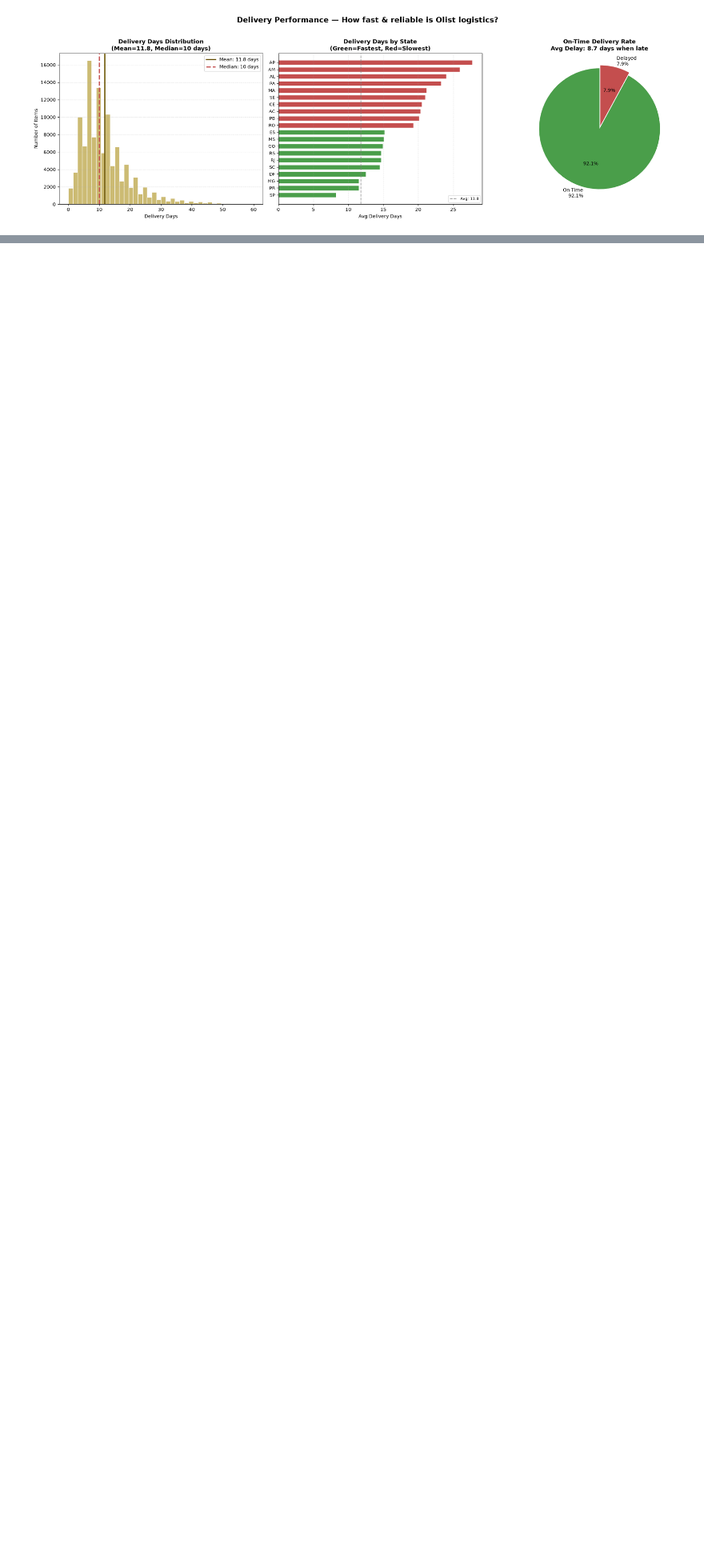
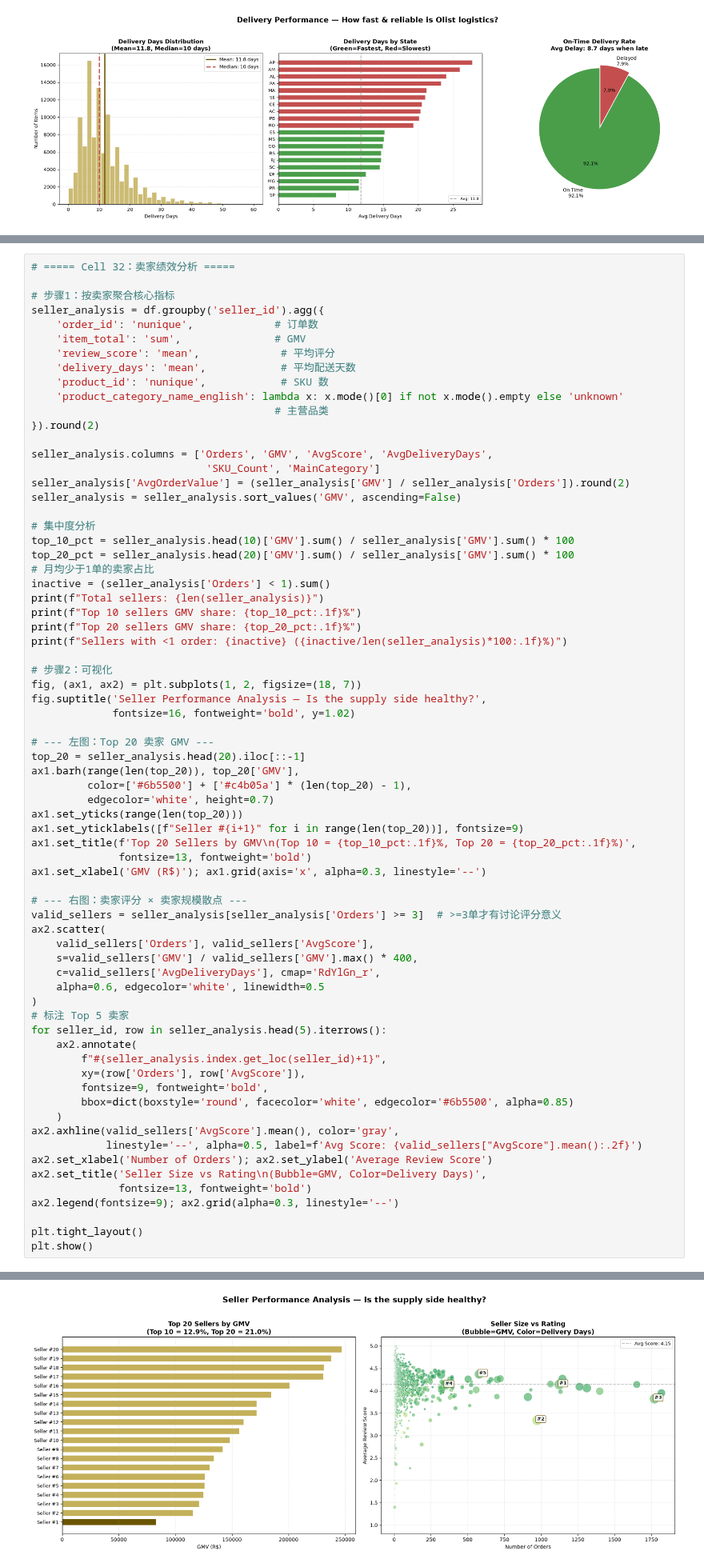
Before and after one commit to lxthappt/e-commerce-analysis, a Jupyter notebook: olist_analysis.ipynb, the cells around one changed output, grey strips where cells are left out. Shown at 80% size. Saved outputs shown, nothing was run; the diff lists cells and outputs as text; blank space fills up the shorter version.

Commit message:
feat(Olist): 支付行为分析 + 卖家绩效分析

```diff
--- a/olist_analysis.ipynb
+++ b/olist_analysis.ipynb
@@ -1408,0 +1465,71 @@ plt.show()
+# %%
+# ===== Cell 32：卖家绩效分析 =====
+
+# 步骤1：按卖家聚合核心指标
+seller_analysis = df.groupby('seller_id').agg({
+    'order_id': 'nunique',             # 订单数
+    'item_total': 'sum',               # GMV
+    'review_score': 'mean',             # 平均评分
+    'delivery_days': 'mean',            # 平均配送天数
+    'product_id': 'nunique',            # SKU 数
+    'product_category_name_english': lambda x: x.mode()[0] if not x.mode().empty else 'unknown'
+                                       # 主营品类
+}).round(2)
+
+seller_analysis.columns = ['Orders', 'GMV', 'AvgScore', 'AvgDeliveryDays',
+                            'SKU_Count', 'MainCategory']
+seller_analysis['AvgOrderValue'] = (seller_analysis['GMV'] / seller_analysis['Orders']).round(2)
+seller_analysis = seller_analysis.sort_values('GMV', ascending=False)
+
+# 集中度分析
+top_10_pct = seller_analysis.head(10)['GMV'].sum() / seller_analysis['GMV'].sum() * 100
+top_20_pct = seller_analysis.head(20)['GMV'].sum() / seller_analysis['GMV'].sum() * 100
+# 月均少于1单的卖家占比
+inactive = (seller_analysis['Orders'] < 1).sum()
+print(f"Total sellers: {len(seller_analysis)}")
+print(f"Top 10 sellers GMV share: {top_10_pct:.1f}%")
+print(f"Top 20 sellers GMV share: {top_20_pct:.1f}%")
+print(f"Sellers with <1 order: {inactive} ({inactive/len(seller_analysis)*100:.1f}%)")
+
+# 步骤2：可视化
+fig, (ax1, ax2) = plt.subplots(1, 2, figsize=(18, 7))
+fig.suptitle('Seller Performance Analysis — Is the supply side healthy?',
+             fontsize=16, fontweight='bold', y=1.02)
+
+# --- 左图：Top 20 卖家 GMV ---
+top_20 = seller_analysis.head(20).iloc[::-1]
+ax1.barh(range(len(top_20)), top_20['GMV'],
+         color=['#6b5500'] + ['#c4b05a'] * (len(top_20) - 1),
+         edgecolor='white', height=0.7)
+ax1.set_yticks(range(len(top_20)))
+ax1.set_yticklabels([f"Seller #{i+1}" for i in range(len(top_20))], fontsize=9)
+ax1.set_title(f'Top 20 Sellers by GMV\n(Top 10 = {top_10_pct:.1f}%, Top 20 = {top_20_pct:.1f}%)',
+              fontsize=13, fontweight='bold')
+ax1.set_xlabel('GMV (R$)'); ax1.grid(axis='x', alpha=0.3, linestyle='--')
+
+# --- 右图：卖家评分 × 卖家规模散点 ---
+valid_sellers = seller_analysis[seller_analysis['Orders'] >= 3]  # >=3单才有讨论评分意义
+ax2.scatter(
+    valid_sellers['Orders'], valid_sellers['AvgScore'],
+    s=valid_sellers['GMV'] / valid_sellers['GMV'].max() * 400,
+    c=valid_sellers['AvgDeliveryDays'], cmap='RdYlGn_r',
+    alpha=0.6, edgecolor='white', linewidth=0.5
+)
+# 标注 Top 5 卖家
+for seller_id, row in seller_analysis.head(5).iterrows():
+    ax2.annotate(
+        f"#{seller_analysis.index.get_loc(seller_id)+1}",
+        xy=(row['Orders'], row['AvgScore']),
+        fontsize=9, fontweight='bold',
+        bbox=dict(boxstyle='round', facecolor='white', edgecolor='#6b5500', alpha=0.85)
+    )
+ax2.axhline(valid_sellers['AvgScore'].mean(), color='gray',
+            linestyle='--', alpha=0.5, label=f'Avg Score: {valid_sellers["AvgScore"].mean():.2f}')
+ax2.set_xlabel('Number of Orders'); ax2.set_ylabel('Average Review Score')
+ax2.set_title('Seller Size vs Rating\n(Bubble=GMV, Color=Delivery Days)',
+              fontsize=13, fontweight='bold')
+ax2.legend(fontsize=9); ax2.grid(alpha=0.3, linestyle='--')
+
+plt.tight_layout()
+plt.show()
+# %% [output]
@@ -1408,0 +1540 @@ plt.show()
+[figure, added]
```
Also changed, not shown: parts of 2 cells of this notebook.
